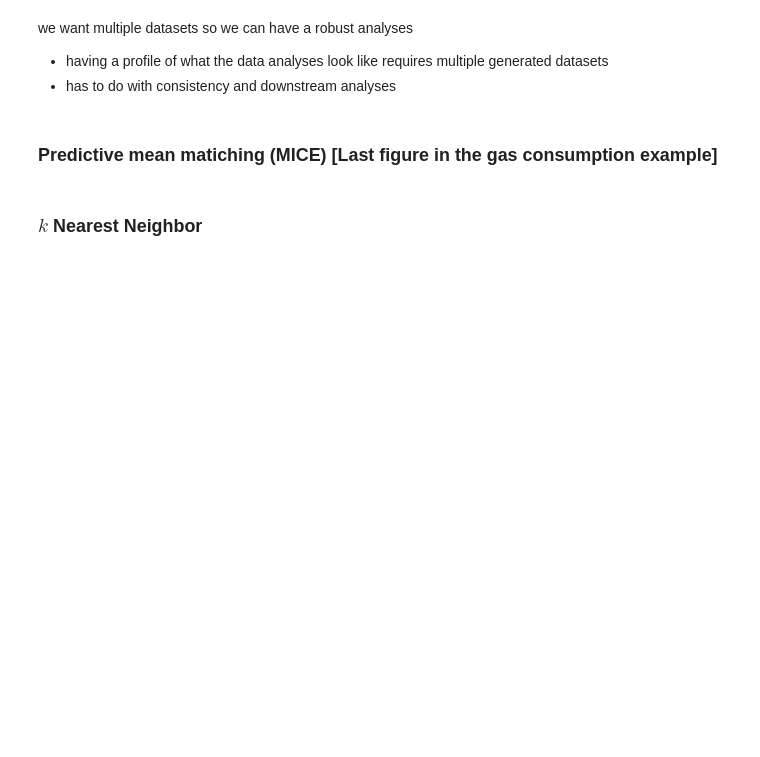
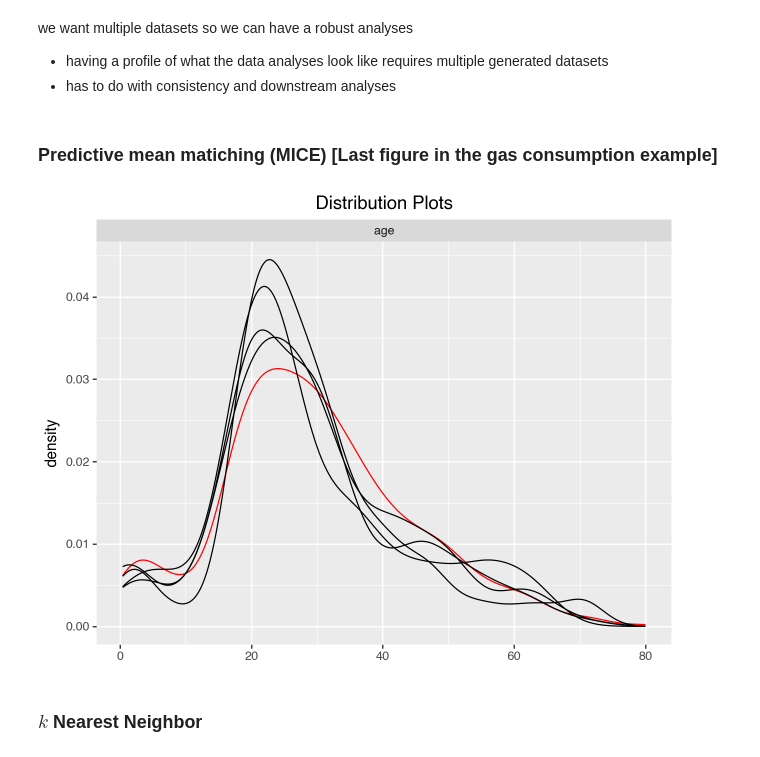
Before and after one commit to liv-fing/de300-2026wi-fingerson, a Jupyter notebook: class_notebooks/03-missing-data-class.ipynb, the cells around one changed output. Cells and saved outputs as stored; diff of their text form; code cells hidden in the pictures; blank space fills up the shorter version.

```diff
--- a/class_notebooks/03-missing-data-class.ipynb
+++ b/class_notebooks/03-missing-data-class.ipynb
@@ -279,6 +279,9 @@ we want multiple datasets so we can have a robust analyses
 ### Predictive mean matiching (MICE) [Last figure in the gas consumption example]
 # %%
 kernel_pmm = mf.ImputationKernel(
-    mean_match_candidates = ...
-    mean_match_stragegy = ...
+    titanic.select_dtypes('number'),
+    num_datasets=num_datasets,
+    mean_match_candidates = 8, # go into datasets and pick out which candidates are closest to predictive mean
+    save_all_iterations_data=False,
+    random_state=1
 )
@@ -285,3 +290,7 @@ kernel_pmm = mf.ImputationKernel(
+# %%
+kernel_pmm.plot_imputed_distributions()
+# %% [output]
+[figure, added]
 # %% [markdown]
 ### $k$ Nearest Neighbor
 # %%
```
Also changed, not shown: parts of 21 cells of this notebook, 2 other files.
